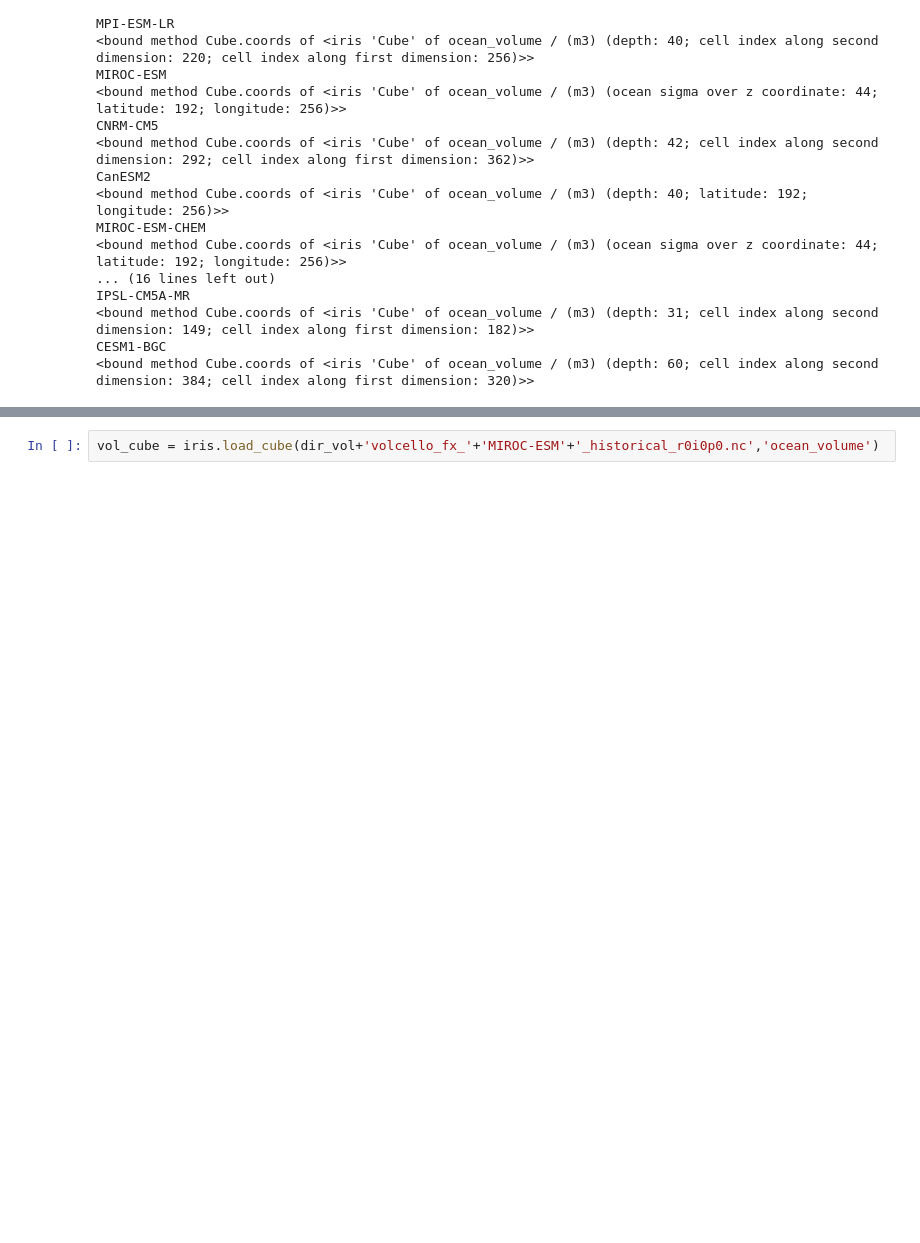
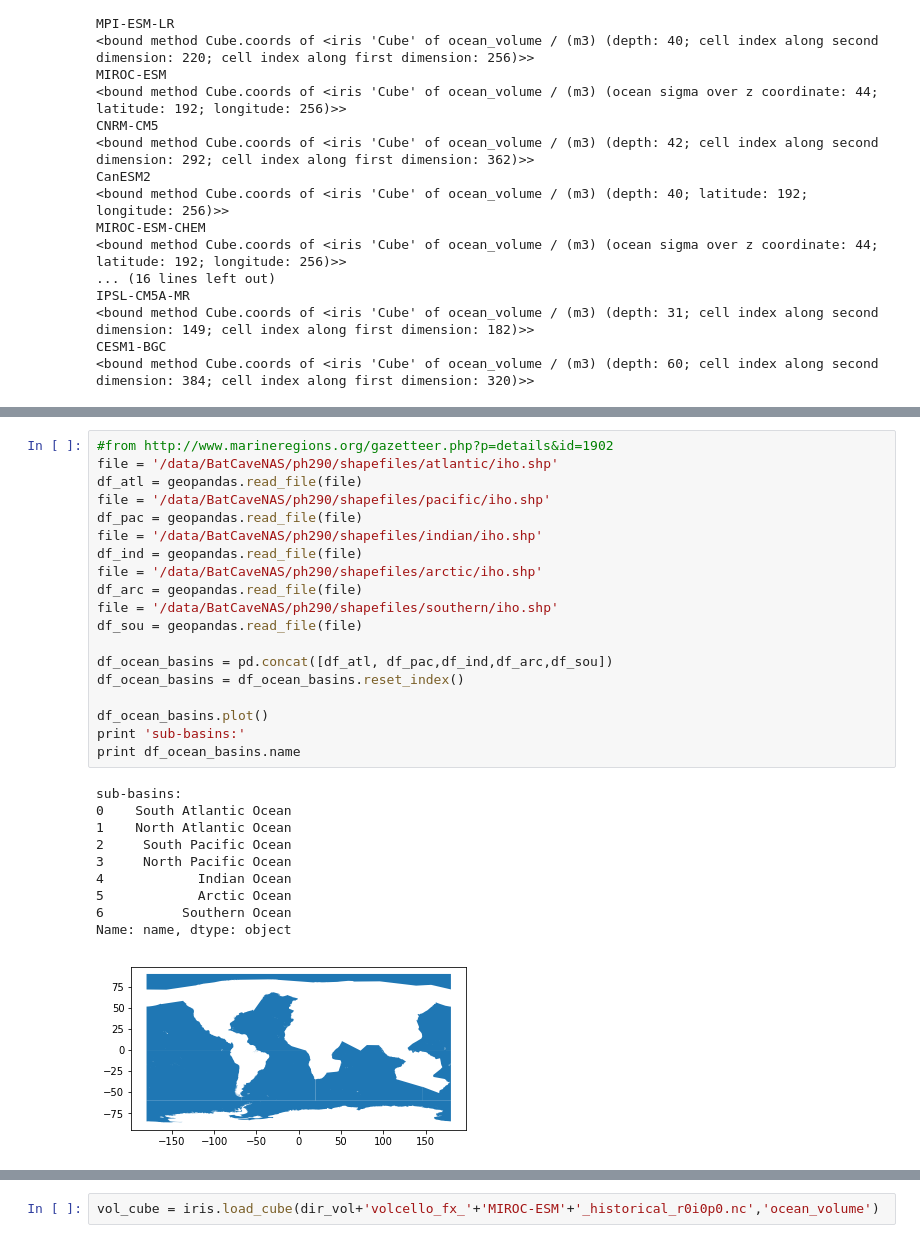
Before and after one commit to PaulHalloran/batmobile_jupyter_notebooks, a Jupyter notebook: global_alkalinity.ipynb, the cells around one changed output, grey strips where cells are left out. Drawn from its saved outputs; the diff is of its cells as text; blank space fills up the shorter version.

```diff
--- a/global_alkalinity.ipynb
+++ b/global_alkalinity.ipynb
@@ -203,0 +274,30 @@ CESM1-BGC
+# %%
+#from http://www.marineregions.org/gazetteer.php?p=details&id=1902
+file = '/data/BatCaveNAS/ph290/shapefiles/atlantic/iho.shp'
+df_atl = geopandas.read_file(file)
+file = '/data/BatCaveNAS/ph290/shapefiles/pacific/iho.shp'
+df_pac = geopandas.read_file(file)
+file = '/data/BatCaveNAS/ph290/shapefiles/indian/iho.shp'
+df_ind = geopandas.read_file(file)
+file = '/data/BatCaveNAS/ph290/shapefiles/arctic/iho.shp'
+df_arc = geopandas.read_file(file)
+file = '/data/BatCaveNAS/ph290/shapefiles/southern/iho.shp'
+df_sou = geopandas.read_file(file)
+
+df_ocean_basins = pd.concat([df_atl, df_pac,df_ind,df_arc,df_sou])
+df_ocean_basins = df_ocean_basins.reset_index()
+
+df_ocean_basins.plot()
+print 'sub-basins:'
+print df_ocean_basins.name
+# %% [output]
+sub-basins:
+0    South Atlantic Ocean
+1    North Atlantic Ocean
+2     South Pacific Ocean
+3     North Pacific Ocean
+4            Indian Ocean
+5            Arctic Ocean
+6          Southern Ocean
+Name: name, dtype: object
+[figure, added]
```
Also changed, not shown: parts of 11 cells of this notebook, 2 other files.
